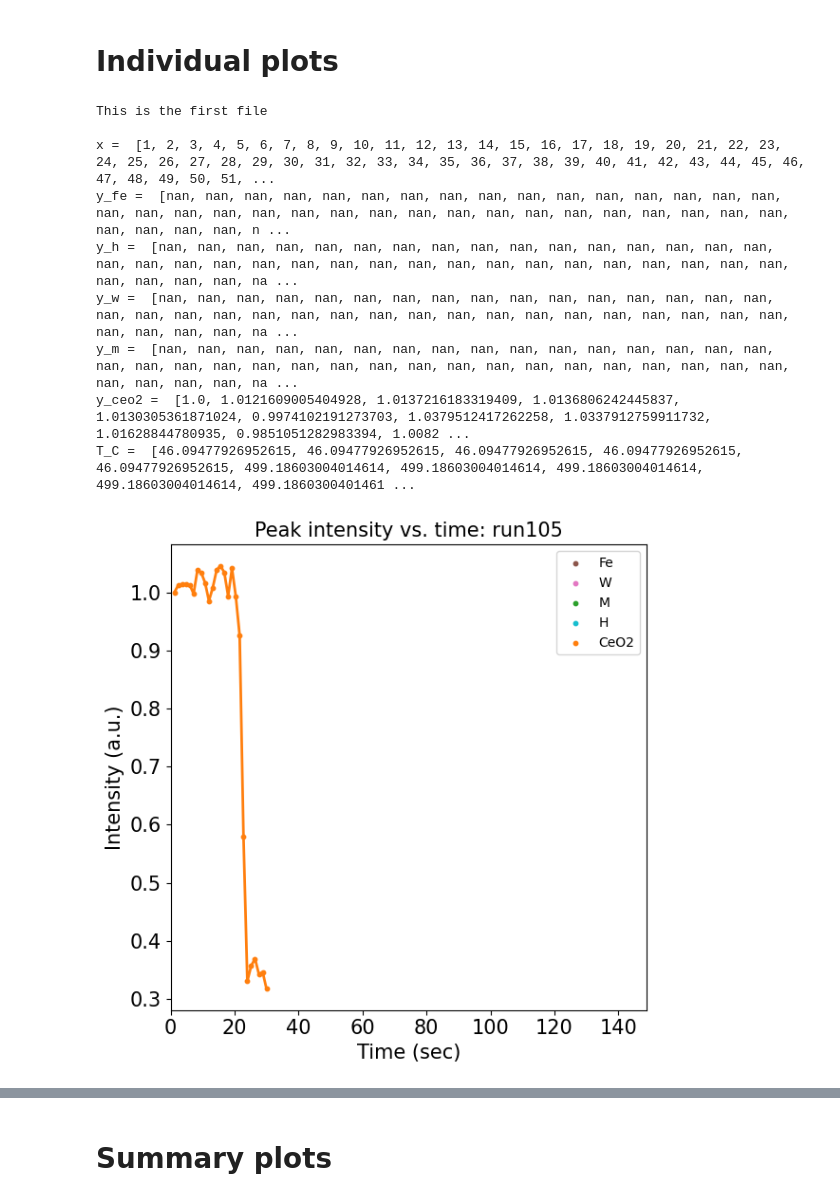
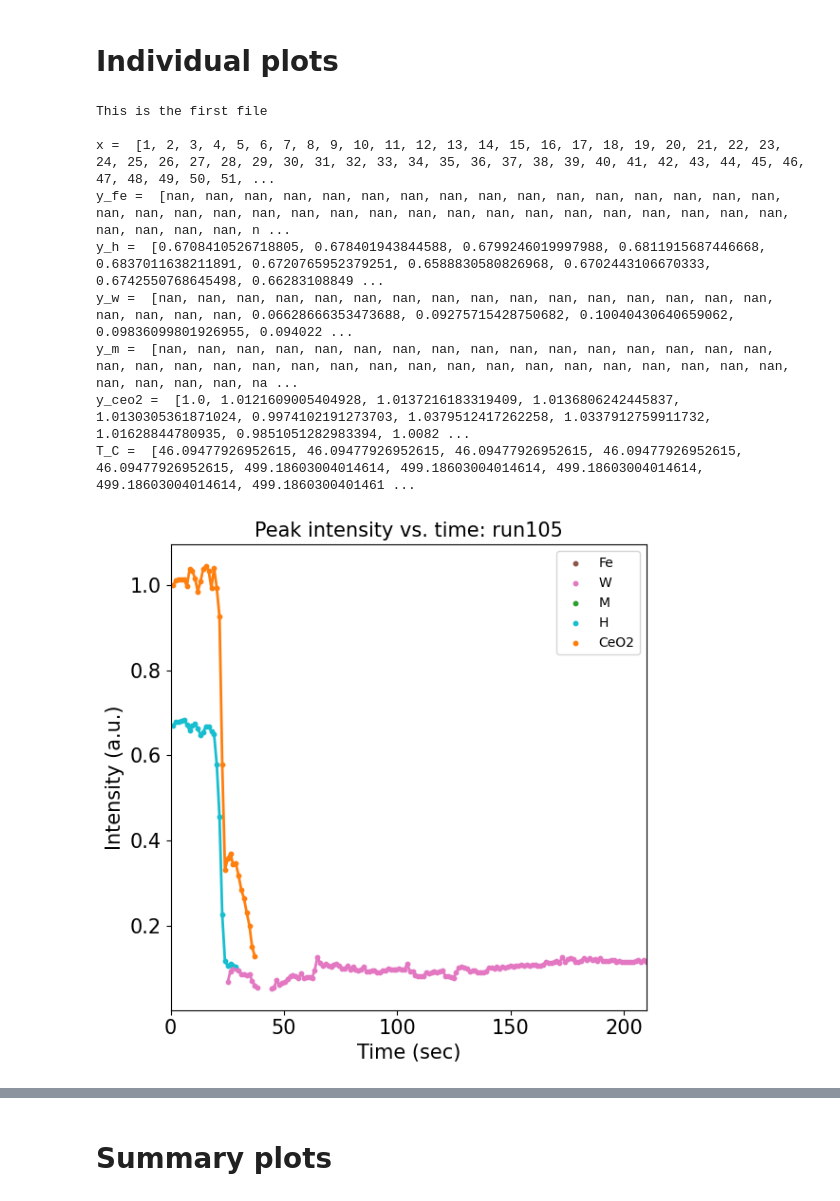
Before and after one commit to lmoghimi/personal-processing, a Jupyter notebook: post_beamline_analysis.ipynb, the cells around one changed output, grey strips where cells are left out. Drawn from its saved outputs; the diff is of its cells as text; code cells hidden in the pictures.

```diff
--- a/post_beamline_analysis.ipynb
+++ b/post_beamline_analysis.ipynb
@@ -81,11 +81,11 @@ lincol_qz = 'tab:gray' #quartz
 # %%
 #@title Inputs for peak finding
 #range and prominence for peak finding for run#
-I_fe_low, I_fe_up, prominence_fe = 790, 830, .3
-I_w_low, I_w_up, prominence_w = 1095, 1120, .3
-I_m_low, I_m_up, prominence_m = 515, 540, .3
-I_h_low, I_h_up, prominence_h = 575, 595, .9
-I_ceo2_low, I_ceo2_up, prominence_ceo2 = 470, 510, .3
+I_fe_low, I_fe_up, prominence_fe = 790, 830, .1
+I_w_low, I_w_up, prominence_w = 1080, 1120, .05
+I_m_low, I_m_up, prominence_m = 515, 540, .1
+I_h_low, I_h_up, prominence_h = 575, 595, .1
+I_ceo2_low, I_ceo2_up, prominence_ceo2 = 470, 510, .1
 response = "n"
 markersz = 2
 lw = 2
@@ -545,6 +564,7 @@ for iv, timestamp in enumerate(timestamps):
       if iii == num_phases[0]: #iron
         peaks, properties = find_peaks(I_fe, prominence_fe)
         #print(peaks, properties)
+
         #print('Index of peak in x that satisfy all given conditions: ', peaks)
         #print('Peak height: ', properties['peak_heights'])
 
@@ -730,42 +750,42 @@ markersz1 = 40
 # axx.plot(x, y_ceo2, linewidth = lw, color = lincol_ceo2)
 
 fig, axx = plt.subplots(figsize=(6,6), tight_layout=True)
-axx.set_xlim(0, 124*frame_length)
+axx.set_xlim(0, (ntimestamps)*frame_length)
 axx.scatter(x_new, y_fe, color = lincol_fe, marker='.', s=markersz1, label = 'Fe')
 axx.plot(x_new, y_fe, linewidth = lw, color = lincol_fe)
 axx.scatter(x_new, y_w, color = lincol_w, marker='.', s=markersz1, label = 'W')
 axx.plot(x_new, y_w, linewidth = lw, color = lincol_w)
 axx.scatter(x_new, y_m, color = lincol_m, marker='.', s=markersz1, label = 'M')
 axx.plot(x_new, y_m, linewidth = lw, color = lincol_m)
 axx.scatter(x_new, y_h, color = lincol_h, marker='.', s=markersz1, label = 'H')
 axx.plot(x_new, y_h, linewidth = lw, color = lincol_h)
 axx.scatter(x_new, y_ceo2, color = lincol_ceo2, marker='.', s=markersz1, label = 'CeO2')
 axx.plot(x_new, y_ceo2, linewidth = lw, color = lincol_ceo2)
 
 
 
 
 plt.legend(loc='upper right')
 # axx.set_xlabel('Scan #', fontsize=thisfs)
 axx.set_xlabel('Time (sec)', fontsize=thisfs)
 axx.set_ylabel('Intensity (a.u.)', fontsize=thisfs)
 axx.tick_params(axis='x', labelsize=thisfs)
 axx.tick_params(axis='y', labelsize=thisfs)
 plottit = 'Peak intensity vs. time: ' + run_folder.split('_')[0]
 axx.set_title(plottit, fontsize=thisfs)
 plt.show()
 #be sure to check that the range, prominence, etc still work with a larger dataset of 125 timestamps
 # %% [output]
 This is the first file
 
 x =  [1, 2, 3, 4, 5, 6, 7, 8, 9, 10, 11, 12, 13, 14, 15, 16, 17, 18, 19, 20, 21, 22, 23, 24, 25, 26, 27, 28, 29, 30, 31, 32, 33, 34, 35, 36, 37, 38, 39, 40, 41, 42, 43, 44, 45, 46, 47, 48, 49, 50, 51, ...
 y_fe =  [nan, nan, nan, nan, nan, nan, nan, nan, nan, nan, nan, nan, nan, nan, nan, nan, nan, nan, nan, nan, nan, nan, nan, nan, nan, nan, nan, nan, nan, nan, nan, nan, nan, nan, nan, nan, nan, nan, n ...
-y_h =  [nan, nan, nan, nan, nan, nan, nan, nan, nan, nan, nan, nan, nan, nan, nan, nan, nan, nan, nan, nan, nan, nan, nan, nan, nan, nan, nan, nan, nan, nan, nan, nan, nan, nan, nan, nan, nan, nan, na ...
-y_w =  [nan, nan, nan, nan, nan, nan, nan, nan, nan, nan, nan, nan, nan, nan, nan, nan, nan, nan, nan, nan, nan, nan, nan, nan, nan, nan, nan, nan, nan, nan, nan, nan, nan, nan, nan, nan, nan, nan, na ...
+y_h =  [0.6708410526718805, 0.678401943844588, 0.6799246019997988, 0.6811915687446668, 0.6837011638211891, 0.6720765952379251, 0.6588830580826968, 0.6702443106670333, 0.6742550768645498, 0.66283108849 ...
+y_w =  [nan, nan, nan, nan, nan, nan, nan, nan, nan, nan, nan, nan, nan, nan, nan, nan, nan, nan, nan, nan, 0.06628666353473688, 0.09275715428750682, 0.10040430640659062, 0.09836099801926955, 0.094022 ...
 y_m =  [nan, nan, nan, nan, nan, nan, nan, nan, nan, nan, nan, nan, nan, nan, nan, nan, nan, nan, nan, nan, nan, nan, nan, nan, nan, nan, nan, nan, nan, nan, nan, nan, nan, nan, nan, nan, nan, nan, na ...
 y_ceo2 =  [1.0, 1.0121609005404928, 1.0137216183319409, 1.0136806242445837, 1.0130305361871024, 0.9974102191273703, 1.0379512417262258, 1.0337912759911732, 1.01628844780935, 0.9851051282983394, 1.0082 ...
 T_C =  [46.09477926952615, 46.09477926952615, 46.09477926952615, 46.09477926952615, 46.09477926952615, 499.18603004014614, 499.18603004014614, 499.18603004014614, 499.18603004014614, 499.1860300401461 ...
-[figure, old version]
+[figure, new version]
 # %%
 #@title Temperature and laser plots
 
```
Also changed, not shown: parts of 6 cells of this notebook.
